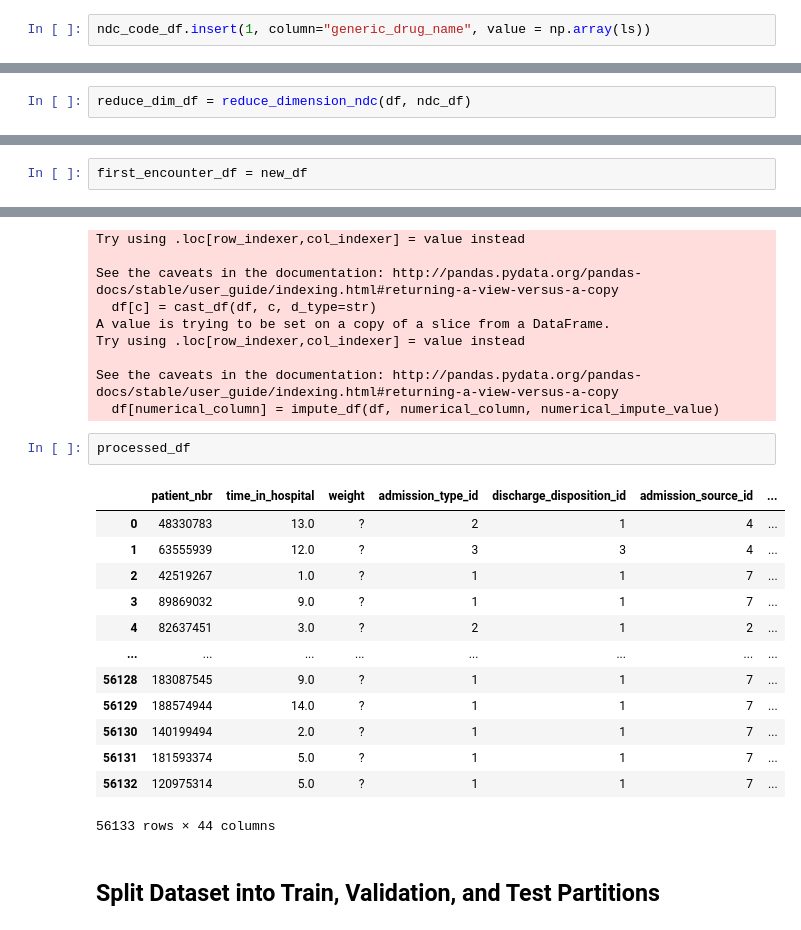
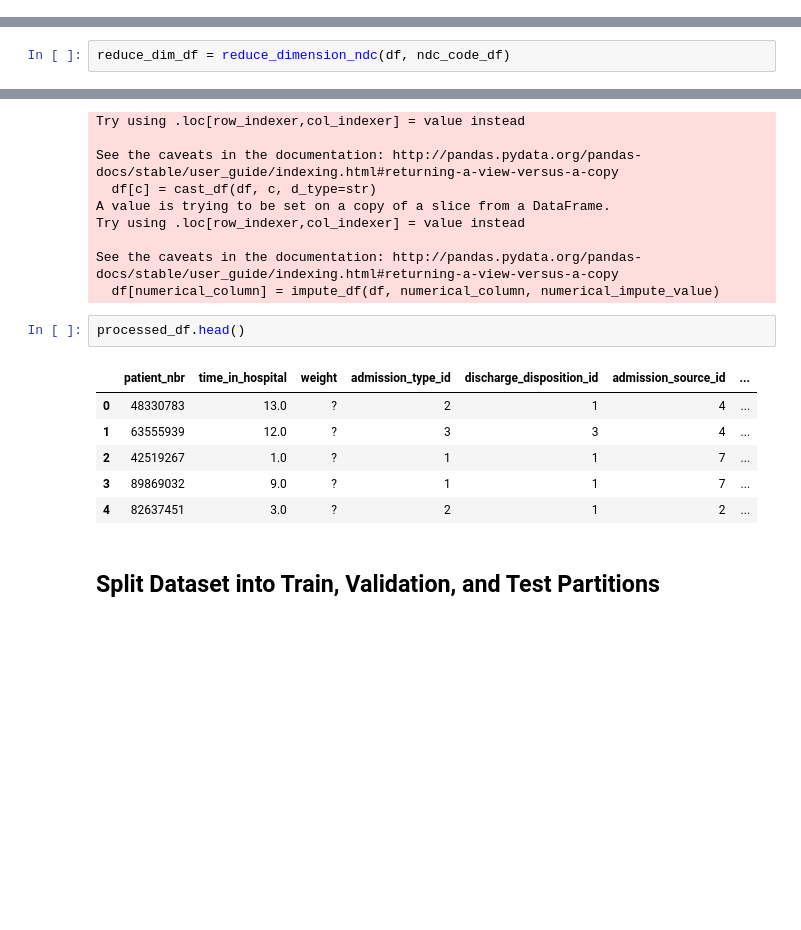
Before and after one commit to rpalsaxena/LearningJournal, a Jupyter notebook: student_project.ipynb, the cells around one changed output, grey strips where cells are left out. Saved outputs shown, nothing was run; the diff lists cells and outputs as text; blank space fills up the shorter version.

```diff
--- a/student_project.ipynb
+++ b/student_project.ipynb
@@ -181,2 +169,0 @@ for i in ndc_code_df.iloc[:,2]:
-# %%
-ndc_code_df.insert(1, column="generic_drug_name", value = np.array(ls))
@@ -185,2 +170,2 @@ reduce_dim_df = df.merge(ndc_code_df.iloc[:, 0:2], left_on='ndc_code', right_on=
 # %%
-reduce_dim_df = reduce_dimension_ndc(df, ndc_df)
+reduce_dim_df = reduce_dimension_ndc(df, ndc_code_df)
@@ -224,5 +191,3 @@ unique_patients = new_df.patient_nbr.unique()
-# %%
-first_encounter_df = new_df
 # %%
 # unique patients in transformed dataset
 unique_patients = first_encounter_df['patient_nbr'].nunique()
@@ -323,21 +275,14 @@ Try using .loc[row_indexer,col_indexer] = value instead
 See the caveats in the documentation: http://pandas.pydata.org/pandas-docs/stable/user_guide/indexing.html#returning-a-view-versus-a-copy
   df[numerical_column] = impute_df(df, numerical_column, numerical_impute_value)
 # %%
-processed_df
+processed_df.head()
 # %% [output]
 |  | patient_nbr | time_in_hospital | weight | admission_type_id | discharge_disposition_id | admission_source_id | ... |
 | 0 | 48330783 | 13.0 | ? | 2 | 1 | 4 | ... |
 | 1 | 63555939 | 12.0 | ? | 3 | 3 | 4 | ... |
 | 2 | 42519267 | 1.0 | ? | 1 | 1 | 7 | ... |
 | 3 | 89869032 | 9.0 | ? | 1 | 1 | 7 | ... |
 | 4 | 82637451 | 3.0 | ? | 2 | 1 | 2 | ... |
-| ... | ... | ... | ... | ... | ... | ... | ... |
-| 56128 | 183087545 | 9.0 | ? | 1 | 1 | 7 | ... |
-| 56129 | 188574944 | 14.0 | ? | 1 | 1 | 7 | ... |
-| 56130 | 140199494 | 2.0 | ? | 1 | 1 | 7 | ... |
-| 56131 | 181593374 | 5.0 | ? | 1 | 1 | 7 | ... |
-| 56132 | 120975314 | 5.0 | ? | 1 | 1 | 7 | ... |
-56133 rows × 44 columns
 # %% [markdown]
 ## Split Dataset into Train, Validation, and Test Partitions
 # %% [markdown]
```
Also changed, not shown: parts of 24 cells of this notebook, 1 other file.
